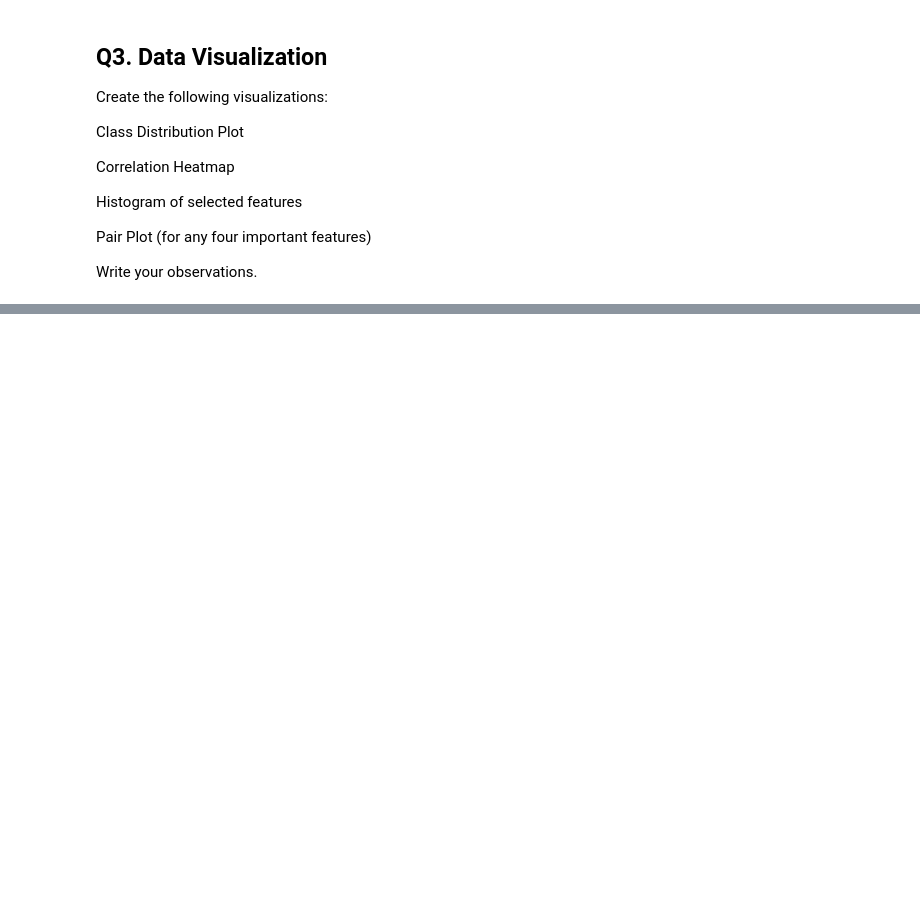
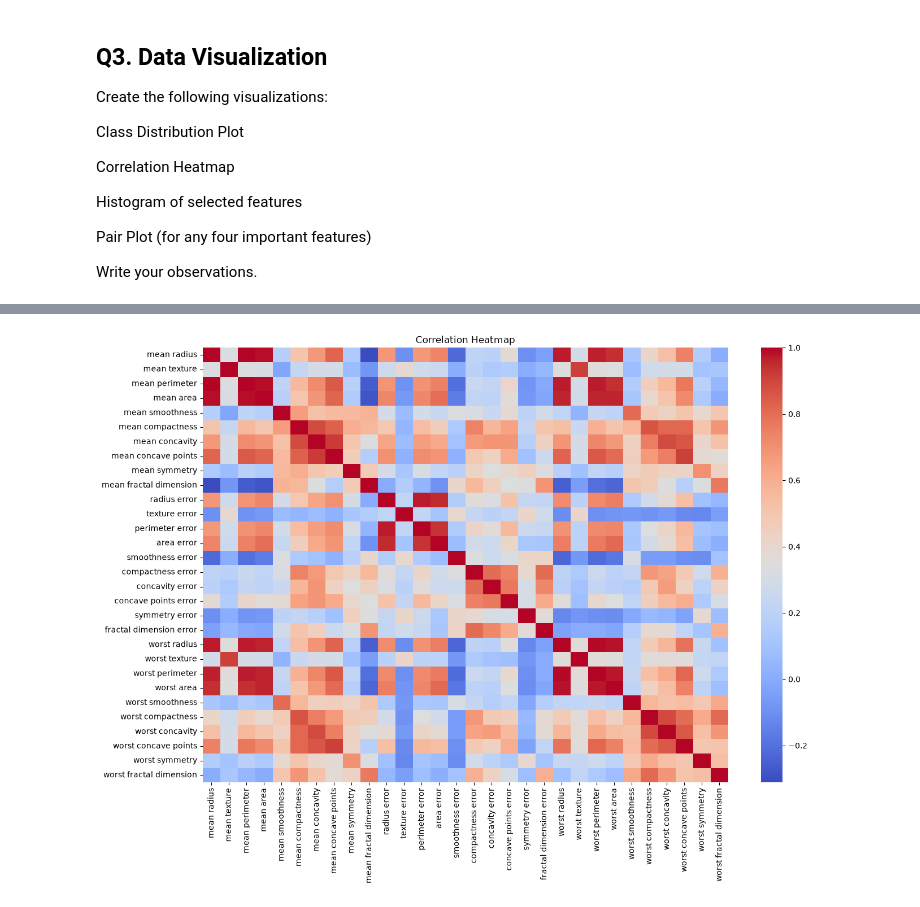
Before and after one commit to Jyotsna2468/Machine-Learning, a Jupyter notebook: Logistic Regression/Logistic Regression Assignment.ipynb, the cells around one changed output, grey strips where cells are left out. Cells and saved outputs as stored; diff of their text form; code cells hidden in the pictures; blank space fills up the shorter version.

```diff
--- a/Logistic Regression/Logistic Regression Assignment.ipynb
+++ b/Logistic Regression/Logistic Regression Assignment.ipynb
@@ -149,0 +167,14 @@ Write your observations.
+# %%
+# Correlation Heatmap
+plt.figure(figsize=(15,10))
+
+sns.heatmap(
+    df_x.corr(),
+    cmap ="coolwarm",
+    annot=False
+)
+
+plt.title("Correlation Heatmap")
+plt.show()
+# %% [output]
+[figure, added]
```
Also changed, not shown: parts of 33 cells of this notebook, 4 other files.
